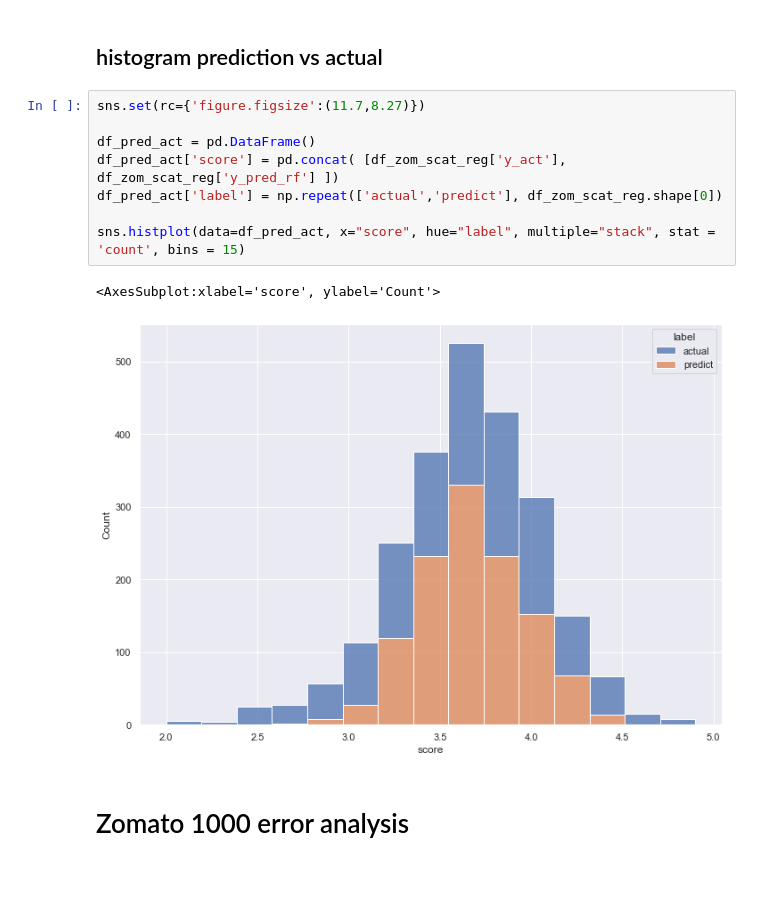
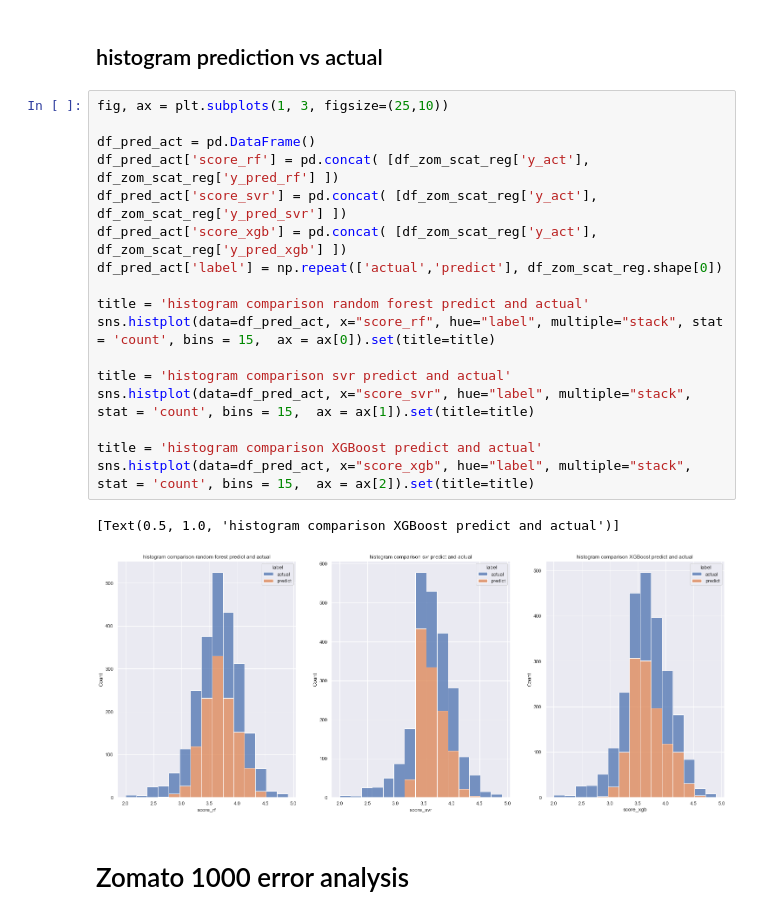
Before and after one commit to adamaulia/AdamThesis, a Jupyter notebook: 5_error_regression.ipynb, the cells around one changed output. Drawn from its saved outputs; the diff is of its cells as text; blank space fills up the shorter version.

Commit message:
update chart

```diff
--- a/5_error_regression.ipynb
+++ b/5_error_regression.ipynb
@@ -263,17 +263,26 @@ plt.show()
 [figure]
 # %% [markdown]
 ## histogram prediction vs actual
-# %%
-sns.set(rc={'figure.figsize':(11.7,8.27)})
-
-df_pred_act = pd.DataFrame()
-df_pred_act['score'] = pd.concat( [df_zom_scat_reg['y_act'], df_zom_scat_reg['y_pred_rf'] ])
-df_pred_act['label'] = np.repeat(['actual','predict'], df_zom_scat_reg.shape[0])
-
-sns.histplot(data=df_pred_act, x="score", hue="label", multiple="stack", stat = 'count', bins = 15)
-# %% [output]
-<AxesSubplot:xlabel='score', ylabel='Count'>
-[figure, removed]
+# %%
+fig, ax = plt.subplots(1, 3, figsize=(25,10))
+
+df_pred_act = pd.DataFrame()
+df_pred_act['score_rf'] = pd.concat( [df_zom_scat_reg['y_act'], df_zom_scat_reg['y_pred_rf'] ])
+df_pred_act['score_svr'] = pd.concat( [df_zom_scat_reg['y_act'], df_zom_scat_reg['y_pred_svr'] ])
+df_pred_act['score_xgb'] = pd.concat( [df_zom_scat_reg['y_act'], df_zom_scat_reg['y_pred_xgb'] ])
+df_pred_act['label'] = np.repeat(['actual','predict'], df_zom_scat_reg.shape[0])
+
+title = 'histogram comparison random forest predict and actual'
+sns.histplot(data=df_pred_act, x="score_rf", hue="label", multiple="stack", stat = 'count', bins = 15,  ax = ax[0]).set(title=title)
+
+title = 'histogram comparison svr predict and actual'
+sns.histplot(data=df_pred_act, x="score_svr", hue="label", multiple="stack", stat = 'count', bins = 15,  ax = ax[1]).set(title=title)
+
+title = 'histogram comparison XGBoost predict and actual'
+sns.histplot(data=df_pred_act, x="score_xgb", hue="label", multiple="stack", stat = 'count', bins = 15,  ax = ax[2]).set(title=title)
+# %% [output]
+[Text(0.5, 1.0, 'histogram comparison XGBoost predict and actual')]
+[figure, added]
 # %% [markdown]
 # Zomato 1000 error analysis
 # %%
```
Also changed, not shown: parts of 6 cells of this notebook.
